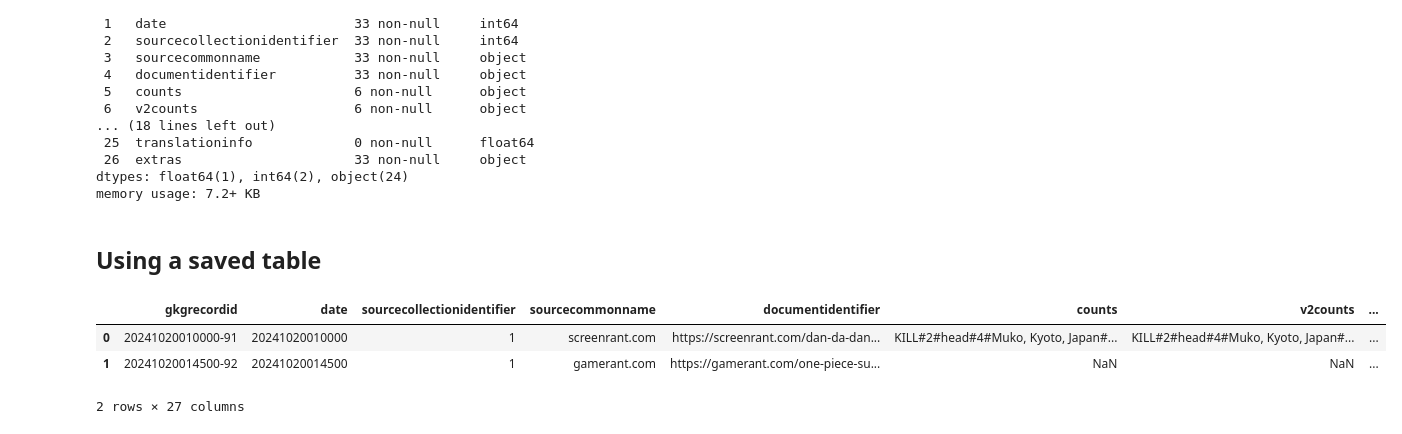
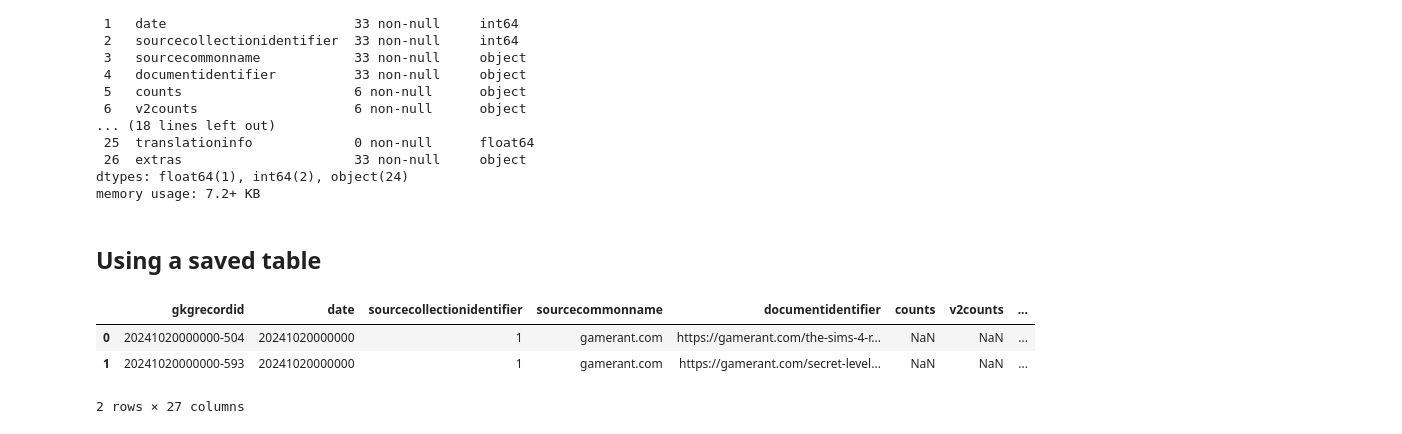
Before and after one commit to coreyddsc/gdelt_projects, a Jupyter notebook: LLM_projects/gkg_soup_testnb.ipynb, the cells around one changed output. Drawn from its saved outputs; the diff is of its cells as text; code cells hidden in the pictures.

```diff
--- a/LLM_projects/gkg_soup_testnb.ipynb
+++ b/LLM_projects/gkg_soup_testnb.ipynb
@@ -65,14 +61,14 @@ memory usage: 7.2+ KB
 # %%
 OP = pd.read_csv('OP.csv') # We could alternatively use the subset of the queried data in the last section.
 # gkg.get_gkg(data=OP) # stores in gkg.gkg_query as a dataframe
 # there is an indexing mismatch somewhere, the data needs the index reset
-# gkg.get_gkg(data=rant.iloc[:500]) # stores in gkg.gkg_query as a dataframe
-gkg.get_gkg(data=manga)
+gkg.get_gkg(data=rant.iloc[:500]) # stores in gkg.gkg_query as a dataframe
+# gkg.get_gkg(data=manga)
 gkg.gkg_query.head(2)
 # %% [output]
 |  | gkgrecordid | date | sourcecollectionidentifier | sourcecommonname | documentidentifier | counts | v2counts | ... |
-| 0 | 20241020010000-91 | 20241020010000 | 1 | screenrant.com | https://screenrant.com/dan-da-dan... | KILL#2#head#4#Muko, Kyoto, Japan#... | KILL#2#head#4#Muko, Kyoto, Japan#... | ... |
-| 1 | 20241020014500-92 | 20241020014500 | 1 | gamerant.com | https://gamerant.com/one-piece-su... | NaN | NaN | ... |
+| 0 | 20241020000000-504 | 20241020000000 | 1 | gamerant.com | https://gamerant.com/the-sims-4-r... | NaN | NaN | ... |
+| 1 | 20241020000000-593 | 20241020000000 | 1 | gamerant.com | https://gamerant.com/secret-level... | NaN | NaN | ... |
 2 rows × 27 columns
 # %%
 gkg.parse_urls() # parse urls in the gkg_query
```
Also changed, not shown: parts of 21 cells of this notebook, 1 other file.
